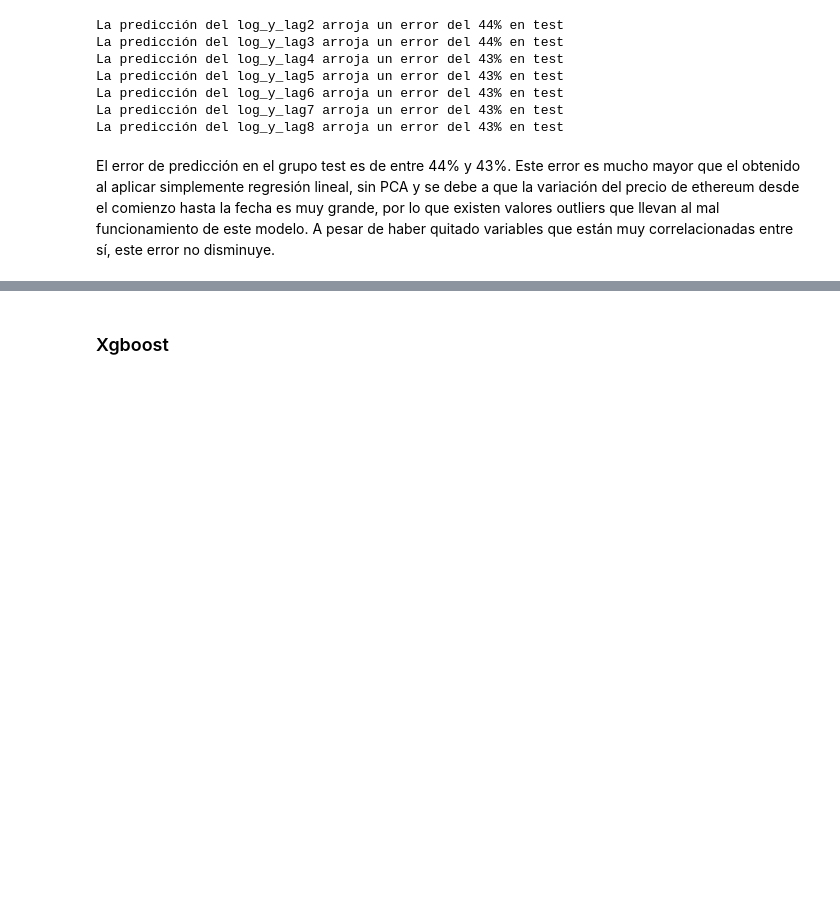
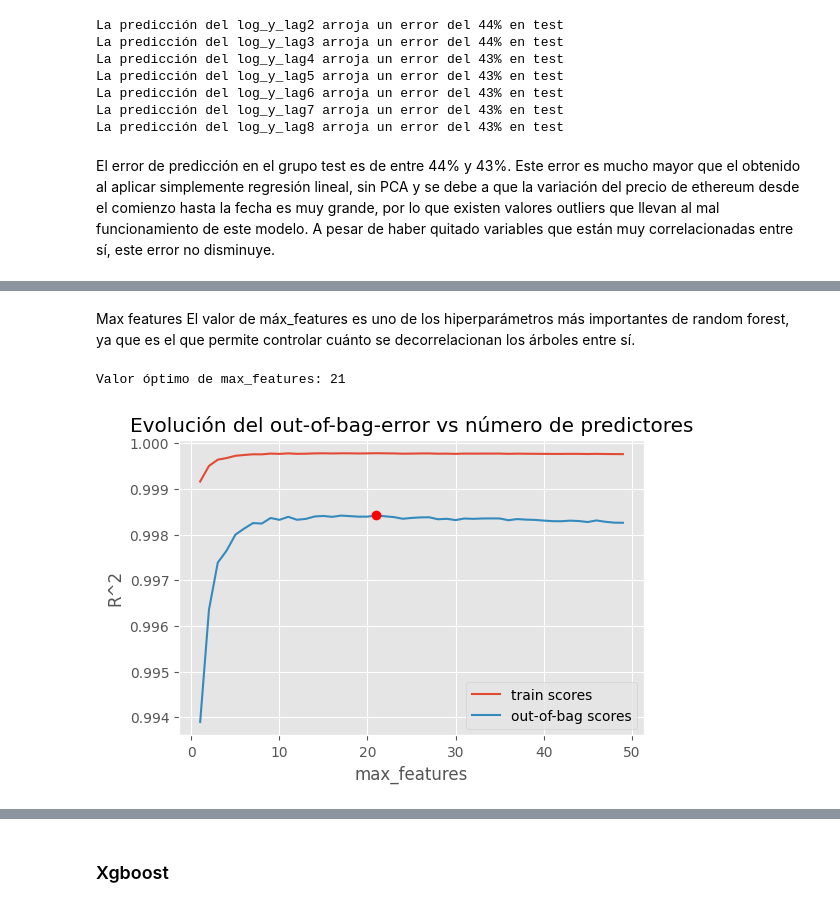
Before and after one commit to antobulla/proyectoDS, a Jupyter notebook: sections/5_prediccion.ipynb, the cells around one changed output, grey strips where cells are left out. Drawn from its saved outputs; the diff is of its cells as text; code cells hidden in the pictures; blank space fills up the shorter version.

```diff
--- a/sections/5_prediccion.ipynb
+++ b/sections/5_prediccion.ipynb
@@ -909,0 +1083,41 @@ for i in range(0,7):
+# %% [markdown]
+Max features El valor de máx_features es uno de los hiperparámetros más importantes de random forest, ya que es el que permite controlar cuánto se decorrelacionan los árboles entre sí.
+# %%
+# Validación empleando el Out-of-Bag error
+# ==============================================================================
+train_scores = []
+oob_scores   = []
+
+# Valores evaluados
+max_features_range = range(1, train.shape[1] + 1, 1)
+
+# Bucle para entrenar un modelo con cada valor de max_features y extraer su error
+# de entrenamiento y de Out-of-Bag.
+for max_features in max_features_range:
+    modelo = RandomForestRegressor(
+                n_estimators = 100,
+                criterion    = 'squared_error',
+                max_depth    = None,
+                max_features = max_features,
+                oob_score    = True,
+                n_jobs       = -1,
+                random_state = 123
+             )
+    modelo.fit(train, y_train)
+    train_scores.append(modelo.score(train, y_train))
+    oob_scores.append(modelo.oob_score_)
+
+# Gráfico con la evolución de los errores
+fig, ax = plt.subplots(figsize=(6, 3.84))
+ax.plot(max_features_range, train_scores, label="train scores")
+ax.plot(max_features_range, oob_scores, label="out-of-bag scores")
+ax.plot(max_features_range[np.argmax(oob_scores)], max(oob_scores),
+        marker='o', color = "red")
+ax.set_ylabel("R^2")
+ax.set_xlabel("max_features")
+ax.set_title("Evolución del out-of-bag-error vs número de predictores")
+plt.legend();
+print(f"Valor óptimo de max_features: {max_features_range[np.argmax(oob_scores)]}")
+# %% [output]
+Valor óptimo de max_features: 21
+[figure, added]
```
Also changed, not shown: parts of 28 cells of this notebook, 28 other files.
